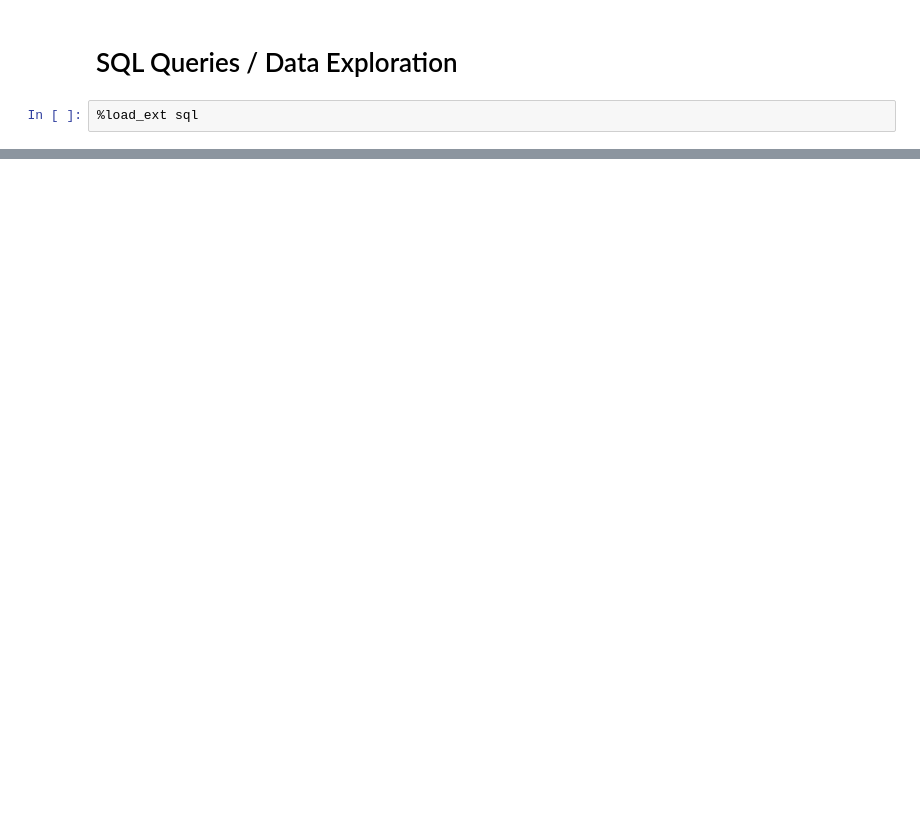
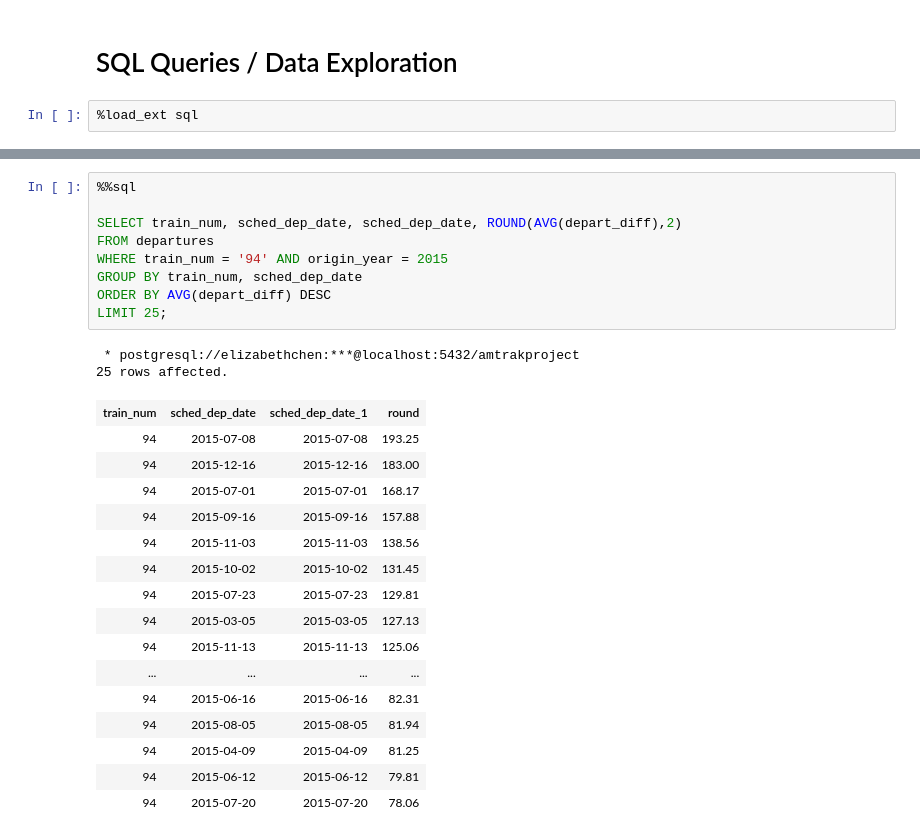
Before and after one commit to elizabeth-c-chen/data1050-amtrak-on-time-analysis, a Jupyter notebook: SQL.ipynb, the cells around one changed output, grey strips where cells are left out. Saved outputs shown, nothing was run; the diff lists cells and outputs as text; blank space fills up the shorter version.

```diff
--- a/SQL.ipynb
+++ b/SQL.ipynb
@@ -45,6 +45,34 @@ SELECT column_name FROM INFORMATION_SCHEMA.COLUMNS WHERE TABLE_NAME = 'departure
 | depart_diff |
 | service_disruption |
 | cancellations |
+# %%
+%%sql
+
+SELECT train_num, sched_dep_date, sched_dep_date, ROUND(AVG(depart_diff),2)
+FROM departures
+WHERE train_num = '94' AND origin_year = 2015
+GROUP BY train_num, sched_dep_date
+ORDER BY AVG(depart_diff) DESC
+LIMIT 25;
+# %% [output]
+ * postgresql://elizabethchen:***@localhost:5432/amtrakproject
+25 rows affected.
+| train_num | sched_dep_date | sched_dep_date_1 | round |
+| 94 | 2015-07-08 | 2015-07-08 | 193.25 |
+| 94 | 2015-12-16 | 2015-12-16 | 183.00 |
+| 94 | 2015-07-01 | 2015-07-01 | 168.17 |
+| 94 | 2015-09-16 | 2015-09-16 | 157.88 |
+| 94 | 2015-11-03 | 2015-11-03 | 138.56 |
+| 94 | 2015-10-02 | 2015-10-02 | 131.45 |
+| 94 | 2015-07-23 | 2015-07-23 | 129.81 |
+| 94 | 2015-03-05 | 2015-03-05 | 127.13 |
+| 94 | 2015-11-13 | 2015-11-13 | 125.06 |
+| ... | ... | ... | ... |
+| 94 | 2015-06-16 | 2015-06-16 | 82.31 |
+| 94 | 2015-08-05 | 2015-08-05 | 81.94 |
+| 94 | 2015-04-09 | 2015-04-09 | 81.25 |
+| 94 | 2015-06-12 | 2015-06-12 | 79.81 |
+| 94 | 2015-07-20 | 2015-07-20 | 78.06 |
 # %%
 %%sql
 
```
Also changed, not shown: parts of 36 cells of this notebook, 8 other files.
